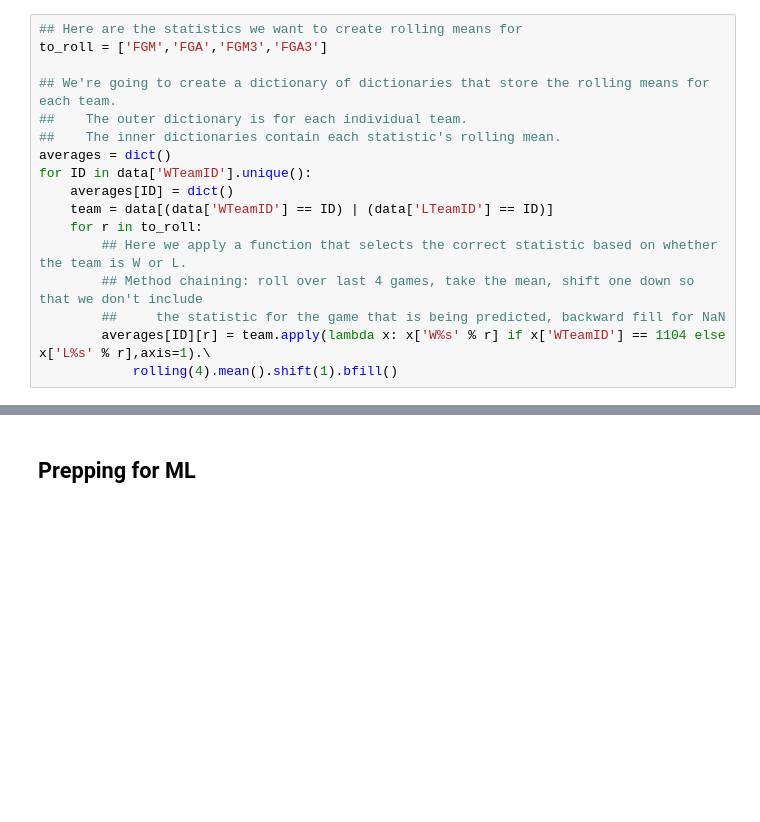
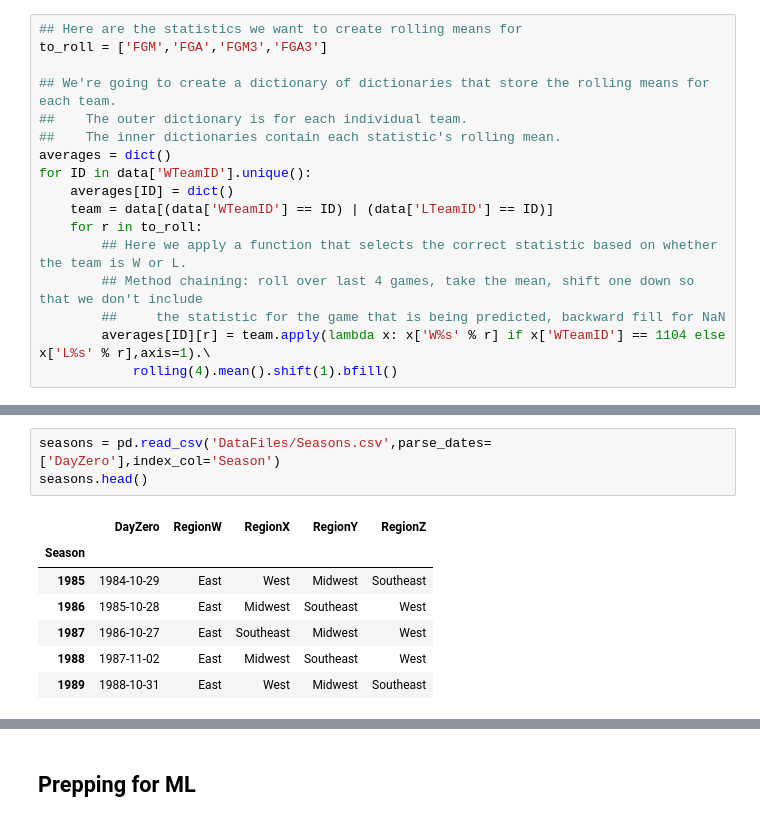
Before and after one commit to tracijo32/march_madness_mens, a Jupyter notebook: NCAA_Tourney_Mens.ipynb, the cells around one changed output, grey strips where cells are left out. Drawn from its saved outputs; the diff is of its cells as text; blank space fills up the shorter version.

```diff
--- a/NCAA_Tourney_Mens.ipynb
+++ b/NCAA_Tourney_Mens.ipynb
@@ -287,0 +286,11 @@ for r in to_roll:
+# %%
+seasons = pd.read_csv('DataFiles/Seasons.csv',parse_dates=['DayZero'],index_col='Season')
+seasons.head()
+# %% [output]
+|  | DayZero | RegionW | RegionX | RegionY | RegionZ |
+| Season |  |  |  |  |  |
+| 1985 | 1984-10-29 | East | West | Midwest | Southeast |
+| 1986 | 1985-10-28 | East | Midwest | Southeast | West |
+| 1987 | 1986-10-27 | East | Southeast | Midwest | West |
+| 1988 | 1987-11-02 | East | Midwest | Southeast | West |
+| 1989 | 1988-10-31 | East | West | Midwest | Southeast |
```
Also changed, not shown: parts of 43 cells of this notebook.
